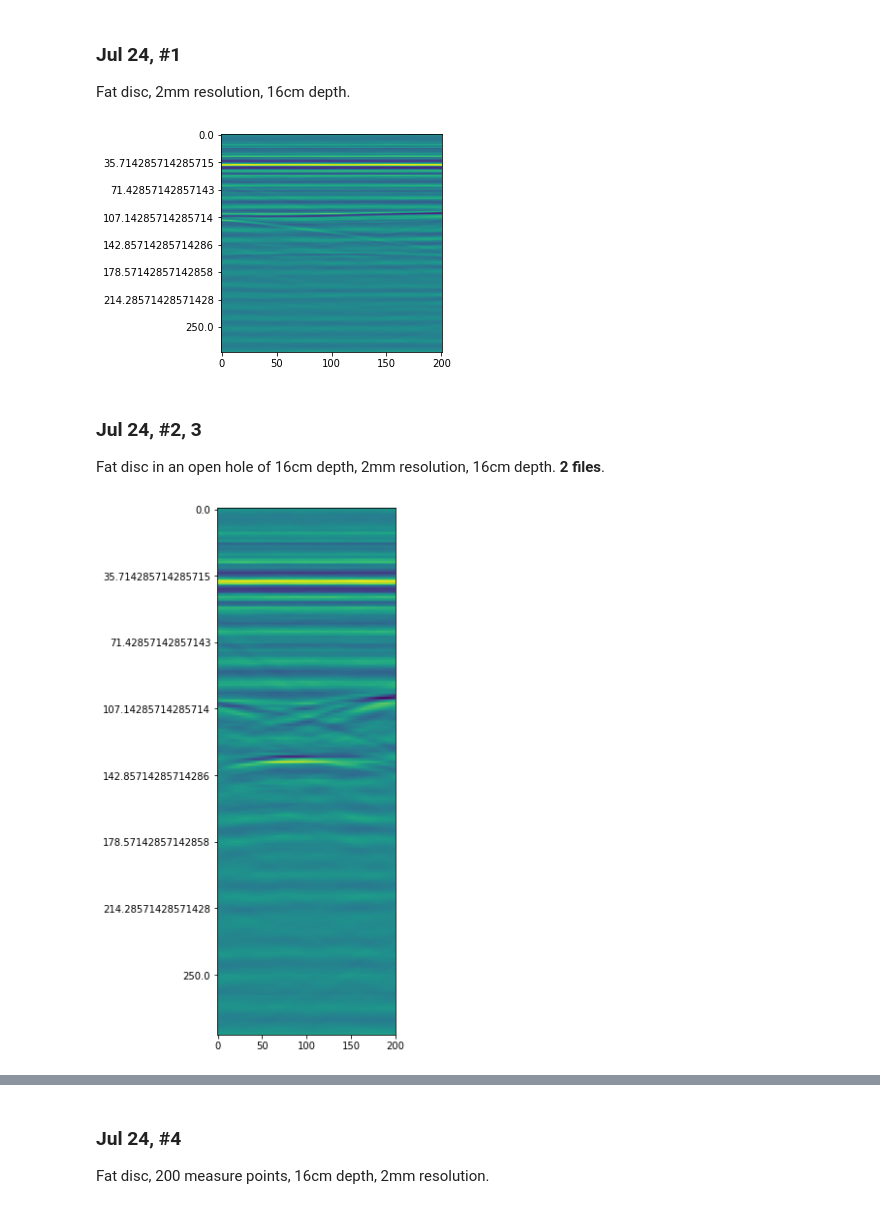
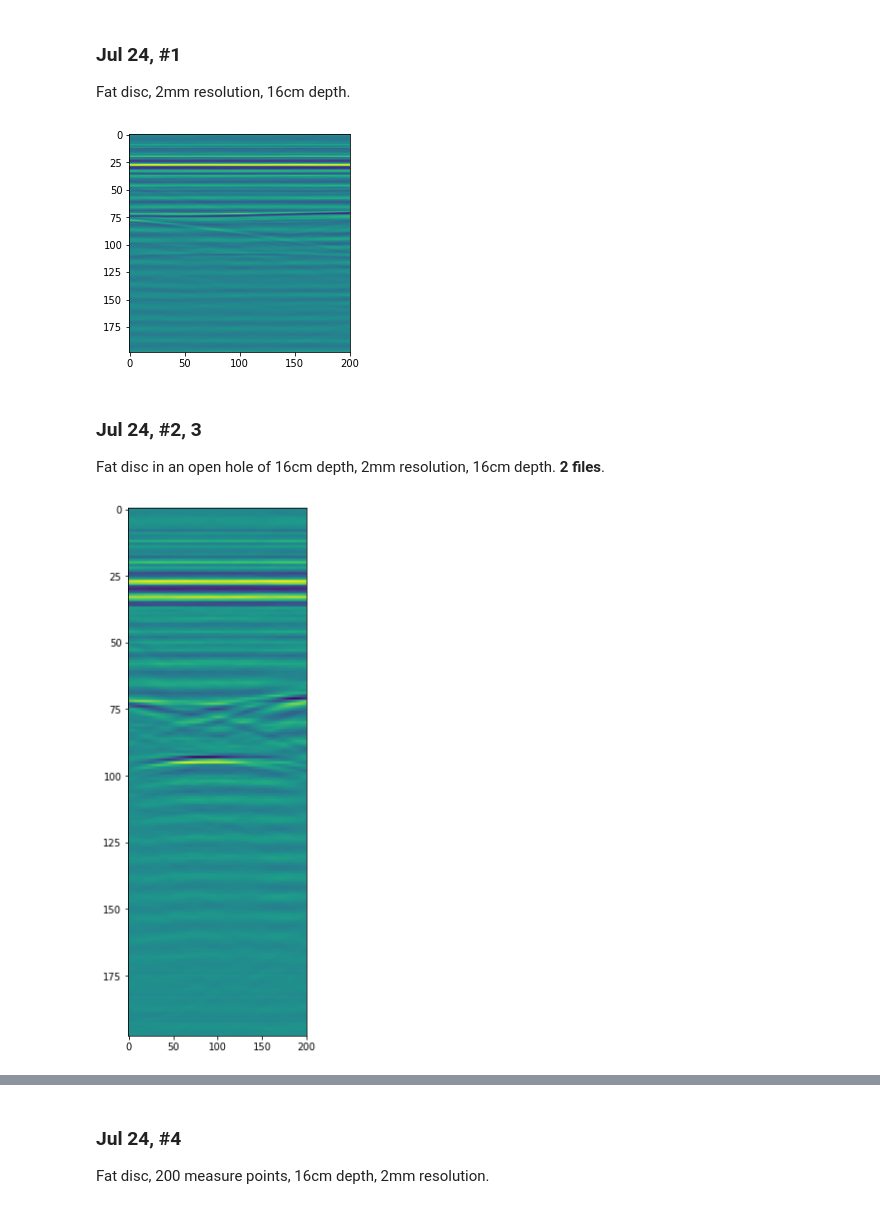
Before and after one commit to lnadi17/znd-remote-controller, a Jupyter notebook: scan-visualize.ipynb, the cells around one changed output, grey strips where cells are left out. Saved outputs shown, nothing was run; the diff lists cells and outputs as text; code cells hidden in the pictures.

Commit message:
Upload new scan data

```diff
--- a/scan-visualize.ipynb
+++ b/scan-visualize.ipynb
@@ -61,10 +61,10 @@ delta_t = 0.11764844292285792ns
 def draw_image(scan, cmap=None, aspect=None, interpolation=None, figsize=None, start_y=0, delta_w=7e9):
     plt.figure(figsize=figsize)
     plt.imshow(np.array(scan).transpose()[start_y:], cmap=cmap, aspect=aspect, interpolation=interpolation)
-    delta_t = 1 / delta_w
-    yticks = plt.yticks()[0][1:-1]
-    ylabels = yticks * delta_t * 1e9
-    plt.yticks(yticks, ylabels)
+#     delta_t = 1 / delta_w
+#     yticks = plt.yticks()#[0][1:-1]
+#     ylabels = yticks * delta_t * 1e9
+#     plt.yticks(yticks, ylabels)
 # %% [markdown]
 ## first-scan/
 # %% [markdown]
@@ -140,14 +140,14 @@ Fat disc, 2mm resolution, 16cm depth.
 # %%
 draw_scan(3, sample_nth=10, zero_padding=200, end_index=600)
 # %% [output]
-[figure, old version]
+[figure, new version]
 # %% [markdown]
 ### Jul 24, #2, 3
 Fat disc in an open hole of 16cm depth, 2mm resolution, 16cm depth. **2 files**.
 # %%
-draw_scan(4, sample_nth=10, zero_padding=200, end_index=600, aspect=3, figsize=(20, 10))
+draw_scan(4, sample_nth=10, zero_padding=250, end_index=600, aspect=3, figsize=(20, 10))
 # %% [output]
-[figure, old version]
+[figure, new version]
 # %%
 draw_scan(5, sample_nth=10, zero_padding=200, end_index=600)
 # %% [output]
```
Also changed, not shown: parts of 25 cells of this notebook, 34 other files.
